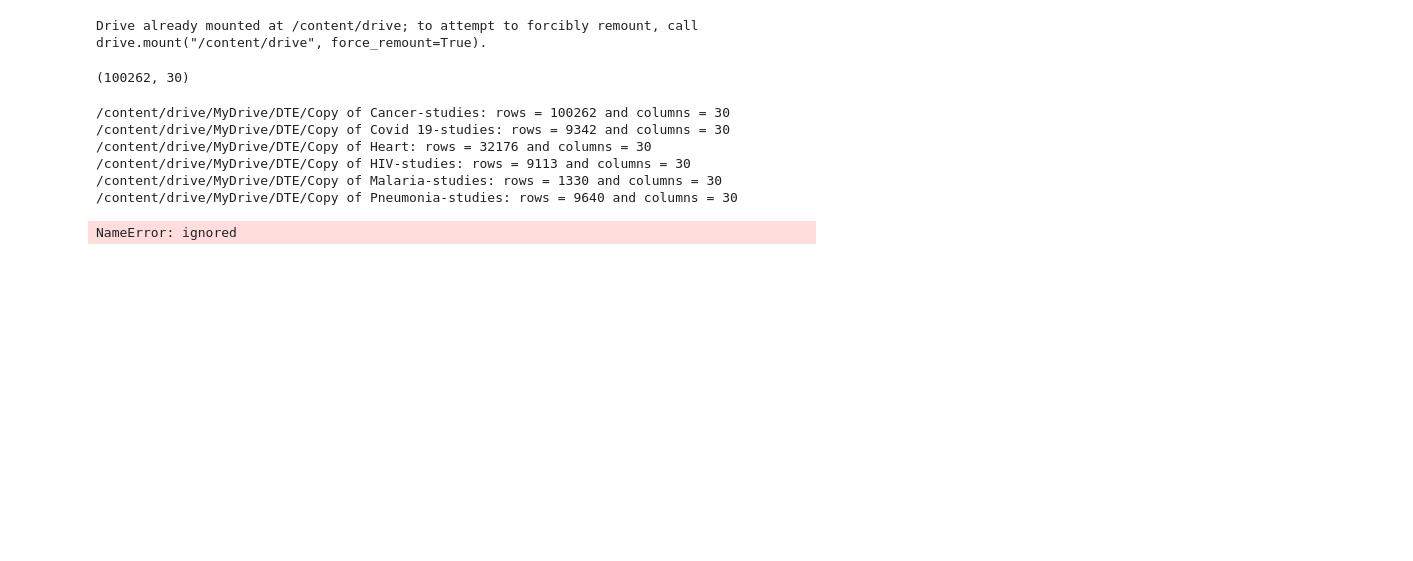
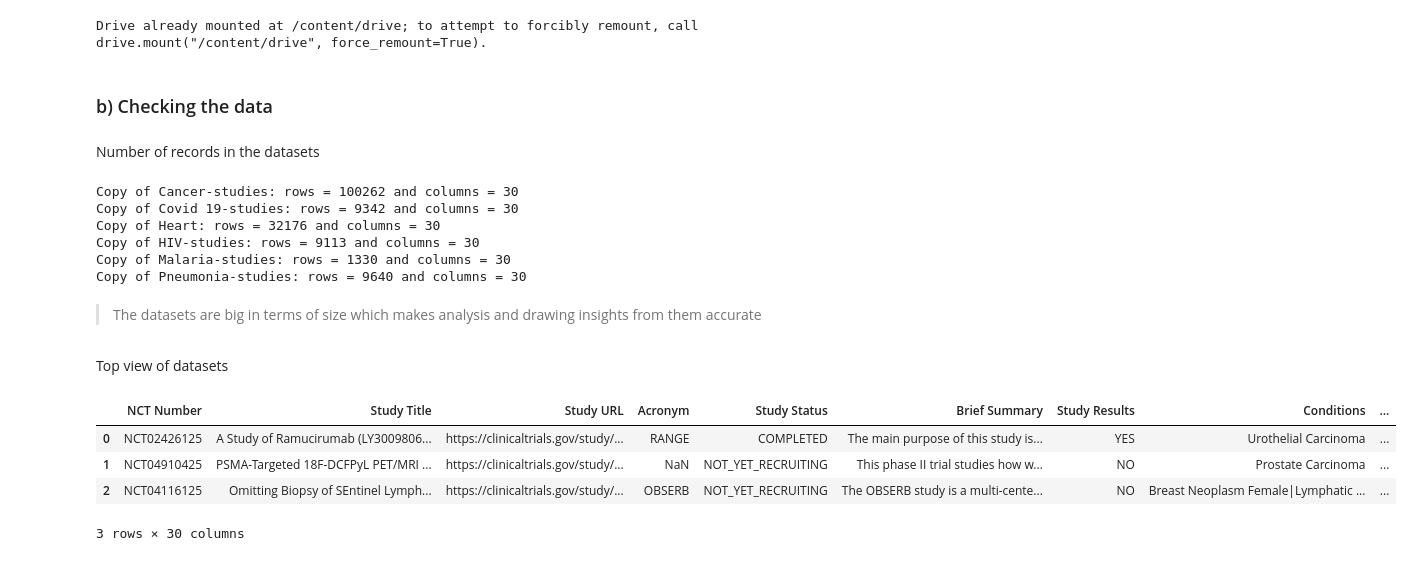
Before and after one commit to stogaja/clinical-trials, a Jupyter notebook: clinical_trials.ipynb, the cells around one changed output. Saved outputs shown, nothing was run; the diff lists cells and outputs as text; code cells hidden in the pictures; blank space fills up the shorter version.

```diff
--- a/clinical_trials.ipynb
+++ b/clinical_trials.ipynb
@@ -118,10 +118,33 @@ for file_name in csv_files:
 #for key, df in data_frames.items():
 #    print(f"==============DataFrame=========== '{key}':")
 #   print(df.head())
+# %% [markdown]
+### b) Checking the data
+# %% [markdown]
+Number of records in the datasets
+# %%
+# lets see the number of rows and columns in the datasets using a for loop
+for name, df in data_frames.items():
+    print(f'{name}: rows = {df.shape[0]} and columns = {df.shape[1]}')
+# %% [output]
+Copy of Cancer-studies: rows = 100262 and columns = 30
+Copy of Covid 19-studies: rows = 9342 and columns = 30
+Copy of Heart: rows = 32176 and columns = 30
+Copy of HIV-studies: rows = 9113 and columns = 30
+Copy of Malaria-studies: rows = 1330 and columns = 30
+Copy of Pneumonia-studies: rows = 9640 and columns = 30
+# %% [markdown]
+> The datasets are big in terms of size which makes analysis and drawing insights from them accurate
+# %% [markdown]
+Top view of datasets
 # %%
-# getting individual csv files from drive
+# getting individual csv files from drive and printing the top view of the datasets
+# for cancer dataset
 cancer = data_frames['Copy of Cancer-studies']
-cancer.head()
-cancer.shape
+cancer.head(3)
 # %% [output]
+|  | NCT Number | Study Title | Study URL | Acronym | Study Status | Brief Summary | Study Results | Conditions | ... |
+| 0 | NCT02426125 | A Study of Ramucirumab (LY3009806... | https://clinicaltrials.gov/study/... | RANGE | COMPLETED | The main purpose of this study is... | YES | Urothelial Carcinoma | ... |
+| 1 | NCT04910425 | PSMA-Targeted 18F-DCFPyL PET/MRI ... | https://clinicaltrials.gov/study/... | NaN | NOT_YET_RECRUITING | This phase II trial studies how w... | NO | Prostate Carcinoma | ... |
+| 2 | NCT04116125 | Omitting Biopsy of SEntinel Lymph... | https://clinicaltrials.gov/study/... | OBSERB | NOT_YET_RECRUITING | The OBSERB study is a multi-cente... | NO | Breast Neoplasm Female|Lymphatic ... | ... |
-(100262, 30)
+3 rows × 30 columns
@@ -154,19 +150,0 @@ for file_name in file_names:
-# %%
-# lets iterate through the dictionary and print the name of each dataframe
-for name, df in data_frames.items():
-    print(f'{name}: rows = {df.shape[0]} and columns = {df.shape[1]}')
-# %% [output]
-/content/drive/MyDrive/DTE/Copy of Cancer-studies: rows = 100262 and columns = 30
-/content/drive/MyDrive/DTE/Copy of Covid 19-studies: rows = 9342 and columns = 30
-/content/drive/MyDrive/DTE/Copy of Heart: rows = 32176 and columns = 30
-/content/drive/MyDrive/DTE/Copy of HIV-studies: rows = 9113 and columns = 30
-/content/drive/MyDrive/DTE/Copy of Malaria-studies: rows = 1330 and columns = 30
-/content/drive/MyDrive/DTE/Copy of Pneumonia-studies: rows = 9640 and columns = 30
-# %%
-# lets preview the top entries of the datasets using a for loop
-for name, df in data_frames.items():
-   print(f"Top view of {name}:")
-   print(df.head(4))
-   print("="*30) # separator for clarity
-# %% [output]
-NameError: ignored
```
Also changed, not shown: parts of 22 cells of this notebook.
